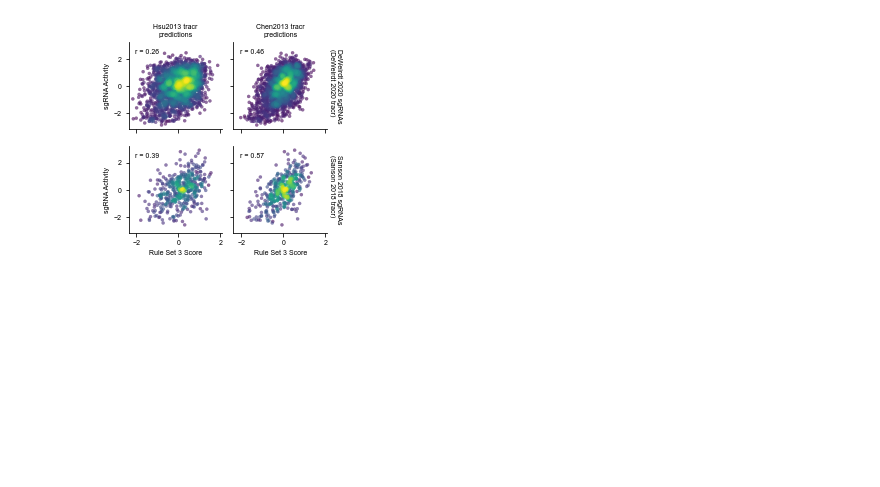
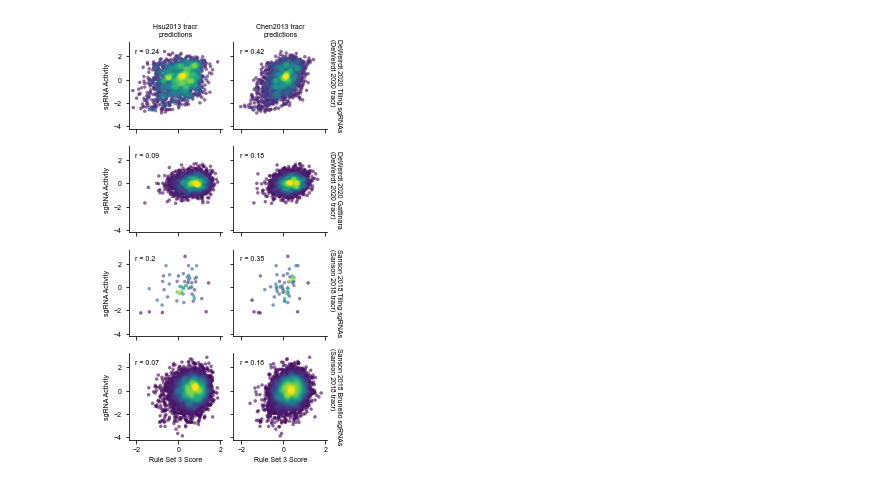
Before and after one commit to gpp-rnd/rs_dev, a Jupyter notebook: code/08_test_seq_model_alt_tracr.ipynb, the cells around one changed output. Cells and saved outputs as stored; diff of their text form; code cells hidden in the pictures; blank space fills up the shorter version.

Commit message:
figures (alt tracr and target training)

```diff
--- a/code/08_test_seq_model_alt_tracr.ipynb
+++ b/code/08_test_seq_model_alt_tracr.ipynb
@@ -27,18 +46,26 @@ sanson_kwargs = {'filepath': '../data/processed/Sanson2018_activity.csv',
 # %%
-dataset_list = []
+alt_tracr_dataset_list = []
 tracr_options = tracr_list
 for tracr in tracr_options:
     deweirdt_tracr_kwargs = deweirdt_kwargs.copy()
     deweirdt_tracr_kwargs['tracr'] = tracr
-    deweirdt_tracr_kwargs['name'] = 'DeWeirdt2020'
-    dataset_list.append(GuideDataset(**deweirdt_tracr_kwargs))
+    deweirdt_tracr_kwargs['name'] = 'DeWeirdt2020_Tiling'
+    alt_tracr_dataset_list.append(GuideDataset(**deweirdt_tracr_kwargs))
+    deweirdt_gat_tracr_kwargs = deweirdt_gat_kwargs.copy()
+    deweirdt_gat_tracr_kwargs['tracr'] = tracr
+    deweirdt_gat_tracr_kwargs['name'] = 'DeWeirdt2020_Gattinara'
+    alt_tracr_dataset_list.append(GuideDataset(**deweirdt_gat_tracr_kwargs))
     sanson_tracr_kwargs = sanson_kwargs.copy()
     sanson_tracr_kwargs['tracr'] = tracr
-    sanson_tracr_kwargs['name'] = 'Sanson2018'
-    dataset_list.append(GuideDataset(**sanson_tracr_kwargs))
+    sanson_tracr_kwargs['name'] = 'Sanson2018_Tiling'
+    alt_tracr_dataset_list.append(GuideDataset(**sanson_tracr_kwargs))
+    sanson_bru_tracr_kwargs = sanson_bru_kwargs.copy()
+    sanson_bru_tracr_kwargs['tracr'] = tracr
+    sanson_bru_tracr_kwargs['name'] = 'Sanson2018_Brunello'
+    alt_tracr_dataset_list.append(GuideDataset(**sanson_bru_tracr_kwargs))
 # %%
 dataset_activity_list = []
-for ds in dataset_list:
+for ds in alt_tracr_dataset_list:
     ds.load_data()
     dataset_activity = ds.get_sg_df(include_group=True,
                                     include_activity=True)
@@ -49,8 +76,10 @@ for ds in dataset_list:
 dataset_activity_df = (pd.concat(dataset_activity_list)
                        .reset_index(drop=True))
 dataset_activity_df['dataset_name'] = dataset_activity_df['dataset'].replace(
-    {'DeWeirdt2020': 'DeWeirdt 2020 sgRNAs\n(DeWeirdt 2020 tracr)',
-     'Sanson2018': 'Sanson 2018 sgRNAs\n(Sanson 2018 tracr)'})
+    {'DeWeirdt2020_Tiling': 'DeWeirdt 2020 Tiling sgRNAs\n(DeWeirdt 2020 tracr)',
+     'DeWeirdt2020_Gattinara': 'DeWeirdt 2020 Gattinara\n(DeWeirdt 2020 tracr)',
+     'Sanson2018_Tiling': 'Sanson 2018 Tiling sgRNAs\n(Sanson 2018 tracr)',
+     'Sanson2018_Brunello': 'Sanson 2018 Brunello sgRNAs\n(Sanson 2018 tracr)'})
 dataset_activity_df
 # %% [output]
 |  | sgRNA Sequence | sgRNA Context Sequence | PAM Sequence | sgRNA Target | sgRNA Activity | dataset | genomewide | ... |
@@ -72,13 +98,29 @@ dataset_activity_df['Rule Set 3'] = model.predict(X)
+# %%
+train_data_list = list()
+for ds in dataset_list:
+    if ds.name in train_data_names:
+        train_data_list.append(ds)
+
+train_data_sgs = set()
+for ds in train_data_list:
+    ds.load_data()
+    ds.set_sgrnas()
+    train_data_sgs |= set(ds.sgrnas)
+
+X = get_feature_df(dataset_activity_df)
+dataset_activity_df['Rule Set 3'] = model.predict(X)
+dataset_activity_df['Rule Set 3 train'] = dataset_activity_df['sgRNA Sequence'].isin(train_data_sgs)
 # %%
-g = sns.FacetGrid(data=dataset_activity_df, col='tracr', row='dataset_name', margin_titles=True,
+rs3_filtered_activity = dataset_activity_df[~dataset_activity_df['Rule Set 3 train']]
+g = sns.FacetGrid(data=rs3_filtered_activity, col='tracr', row='dataset_name', margin_titles=True,
                   height=1.7)
 g.map_dataframe(gpplot.point_densityplot, x='Rule Set 3', y='sgRNA Activity',
                 s=10)
 g.map_dataframe(gpplot.add_correlation, x='Rule Set 3', y='sgRNA Activity',
                 color='black', method='spearman')
 g.set_titles(col_template="{col_name} tracr\npredictions", row_template="{row_name}")
 g.set_axis_labels(x_var='Rule Set 3 Score', y_var='sgRNA Activity')
 plt.subplots_adjust(hspace=0.2)
 gpplot.savefig('../figures/seq_alt_tracr_rs3_performance.pdf', dpi=300)
 # %% [output]
-[figure, old version]
+[figure, new version]
```
Also changed, not shown: parts of 6 cells of this notebook, 6 other files.
